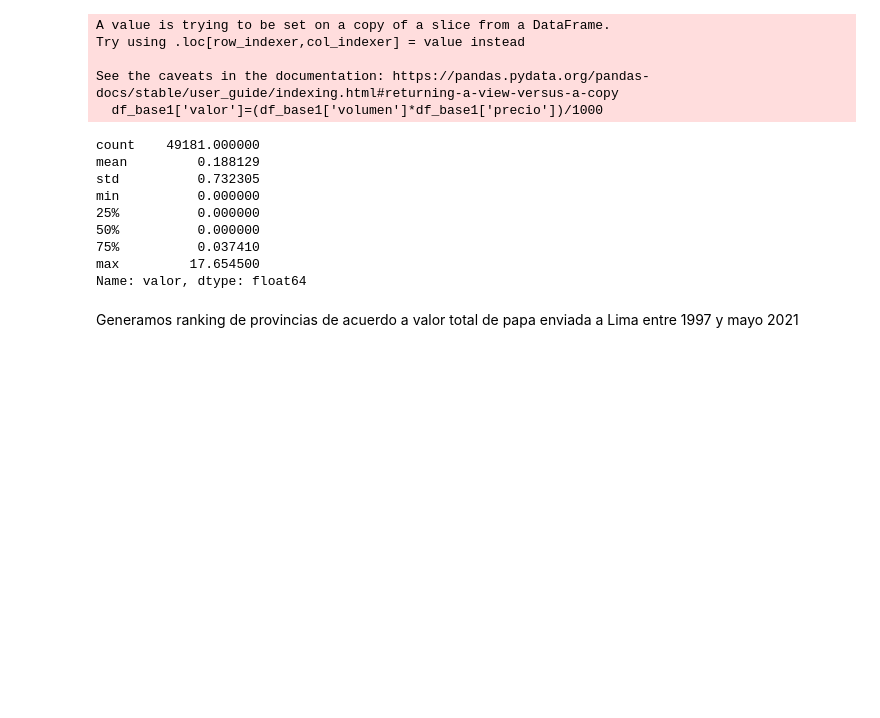
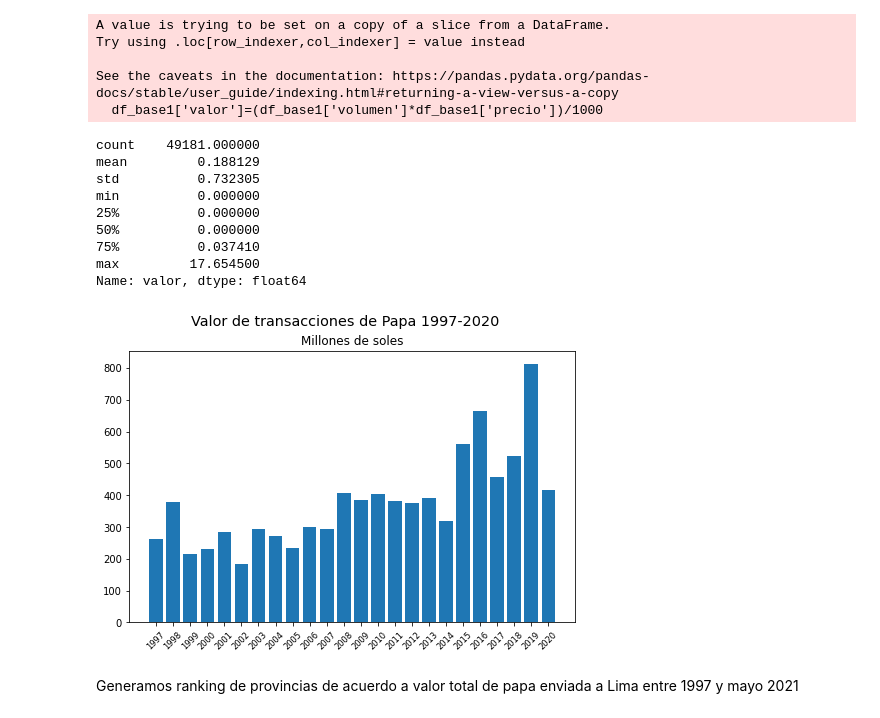
Before and after one commit to eduzegarra/grade_01, a Jupyter notebook: proyecto_papa.ipynb, the cells around one changed output. Drawn from its saved outputs; the diff is of its cells as text; code cells hidden in the pictures; blank space fills up the shorter version.

```diff
--- a/proyecto_papa.ipynb
+++ b/proyecto_papa.ipynb
@@ -791,6 +791,17 @@ min          0.000000
 75%          0.037410
 max         17.654500
 Name: valor, dtype: float64
+# %%
+vv_valor=pd.DataFrame(df_base1[df_base1['year']<=2020].groupby('year')['valor'].sum())
+# %%
+plt.figure(figsize=(8,5))
+plt.bar(vv_valor.index,vv_valor.valor)
+plt.suptitle("Valor de transacciones de Papa 1997-2020",fontsize='x-large')
+plt.title("Millones de soles")
+plt.xticks(vv_valor.index,rotation=45, fontsize='small')
+plt.show()
+# %% [output]
+[figure, added]
 # %% [markdown]
 Generamos ranking de provincias de acuerdo a valor total de papa enviada a Lima entre 1997 y mayo 2021
 # %%
```
Also changed, not shown: parts of 1 cell of this notebook.
